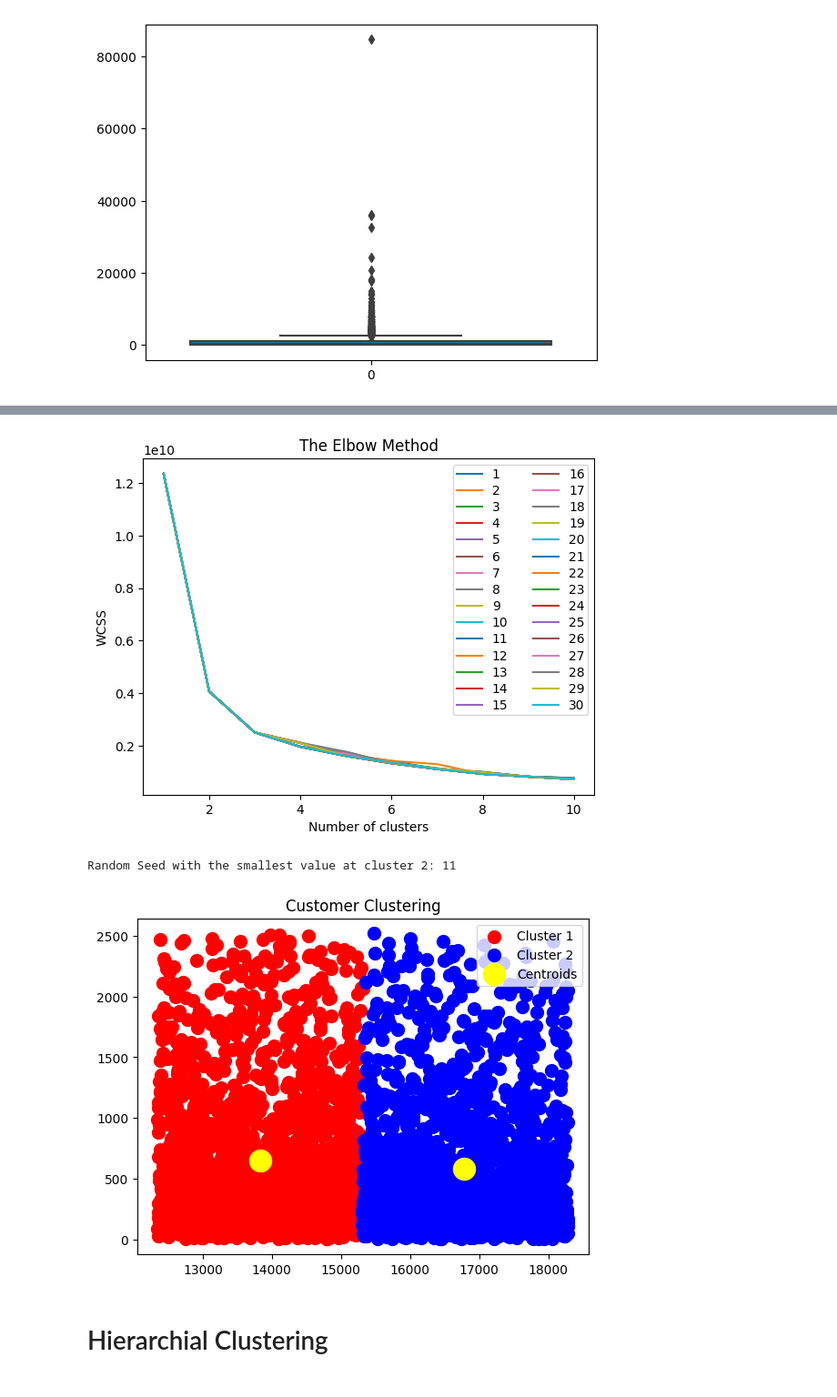
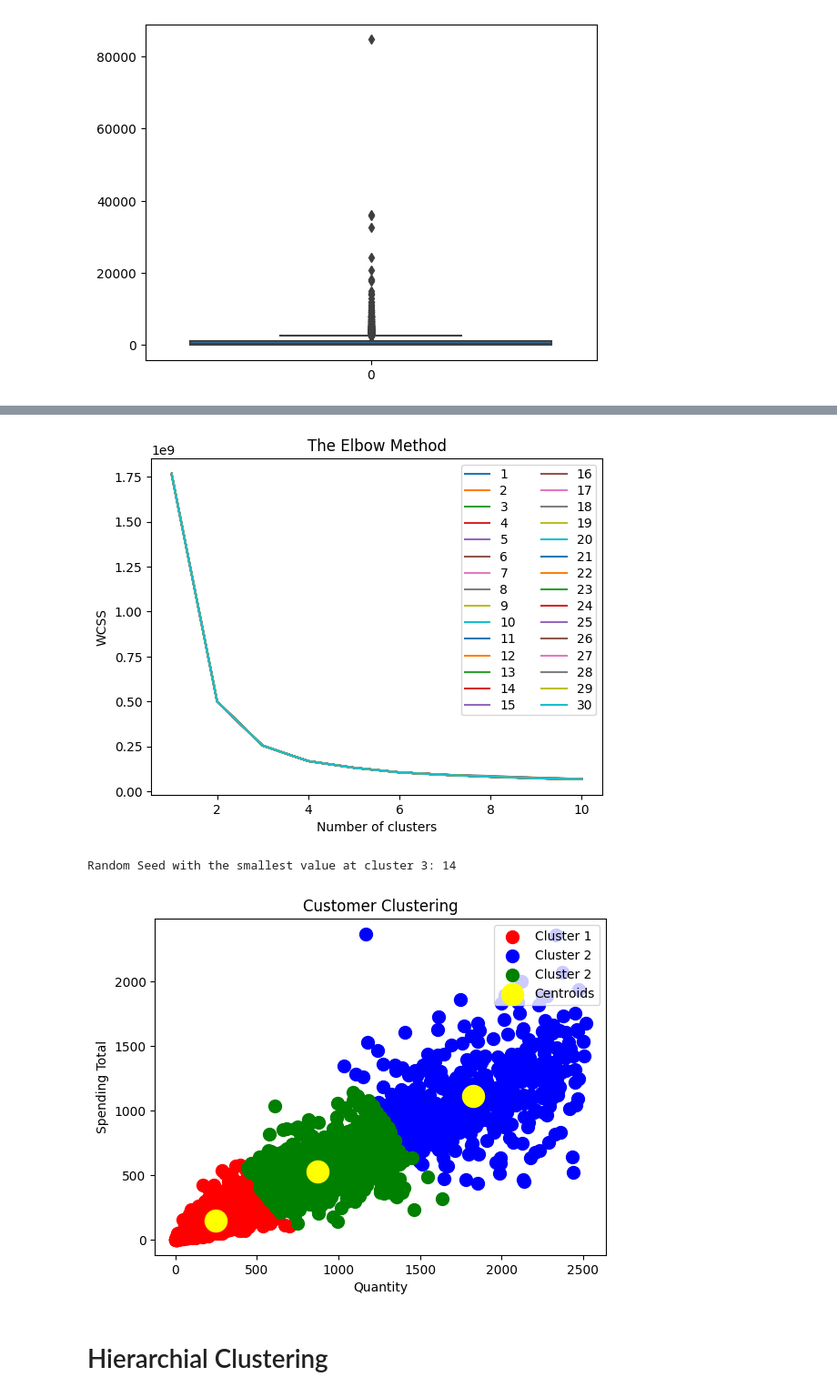
Before and after one commit to Supermjork/K-Kustomer-Klusters, a Jupyter notebook: notebook/cashier.ipynb, the cells around one changed output, grey strips where cells are left out. Shown: that part at 91% size. Cells and saved outputs as stored; diff of their text form; code cells hidden in the pictures.

```diff
--- a/notebook/cashier.ipynb
+++ b/notebook/cashier.ipynb
@@ -278,8 +278,15 @@ from matplotlib import pyplot as plt                # Plotting tools
 # %%
 # Deriving total amount spent per customer
 prep_dat['spendingTot'] = prep_dat['UnitPrice'] * prep_dat['Quantity']
-derived_frame = prep_dat.groupby('CustomerID')['spendingTot'].sum()
-derived_frame = derived_frame.reset_index()
+
+derived_frame = prep_dat[['CustomerID', 'spendingTot', 'Quantity']]
+
+derived_frame = derived_frame.groupby('CustomerID').sum()
+
+
+# DO SAME FOR QUANTITY
+# DO SAME FOR THE 2 SUB FRAMES
+# TO GET FINAL FRAME WITH QUANTITY AND SPENDING ON ID
 
 # Obvious outlier at 84673
 derived_frame.describe()
@@ -340,7 +347,7 @@ cluster_cols = derived_frame.iloc[:, col_idx].values
 wcss = []
 
 # All the wcss stored here
-# at cluster value 2
+# at cluster value 3
 # (I saw that it has the sharpest elbow)
 wcss_total = []
 
@@ -366,7 +373,7 @@ for rand_stat in range(1, seed_amt + 1):
         wcss.append(kmeans.inertia_)
 
     # Storing the values at cluster
-    wcss_total.append(wcss[1])
+    wcss_total.append(wcss[2])
 
     # plots
     plt.plot(range(1, 11), wcss, label = rand_stat)
@@ -378,14 +385,14 @@ plt.xlabel('Number of clusters')
 plt.ylabel('WCSS')
 plt.show()
 
-# Seed at which wcss is least at cluster count 2
+# Seed at which wcss is least at elbow point
 min_seed = wcss_total.index(min(wcss_total)) + 1
-cluster_num = 2
+cluster_num = 3
 
 print("Random Seed with the smallest value at cluster {}: {}".format(cluster_num, min_seed))
 # %% [output]
-[figure, old version]
+[figure, new version]
-Random Seed with the smallest value at cluster 2: 11
+Random Seed with the smallest value at cluster 3: 14
 # %%
 # Overwriting above kmeans variable with our final parameters
 kmeans = KMeans(n_clusters = cluster_num, init = 'k-means++', random_state = min_seed, n_init = 1)
@@ -395,16 +402,18 @@ fitted = kmeans.fit_predict(cluster_cols)
 # %%
 # Visualising the clusters
 plt.scatter(cluster_cols[fitted == 0, 0], cluster_cols[fitted == 0, 1], s = 100, c = 'red', label = 'Cluster 1')
 plt.scatter(cluster_cols[fitted == 1, 0], cluster_cols[fitted == 1, 1], s = 100, c = 'blue', label = 'Cluster 2')
+plt.scatter(cluster_cols[fitted == 2, 0], cluster_cols[fitted == 2, 1], s = 100, c = 'green', label = 'Cluster 2')
 plt.scatter(kmeans.cluster_centers_[:, 0], kmeans.cluster_centers_[:, 1], s = 300, c = 'yellow'
             , label = 'Centroids')
+
 plt.title('Customer Clustering')
-#plt.xlabel('Customer ID')
-#plt.ylabel('Total Spending')
+plt.xlabel('Quantity')
+plt.ylabel('Spending Total')
 plt.legend(loc = 'upper right')
 plt.show()
 # %% [output]
-[figure, old version]
+[figure, new version]
 # %% [markdown]
 # Hierarchial Clustering
 # %%
```
Also changed, not shown: parts of 4 cells of this notebook.
